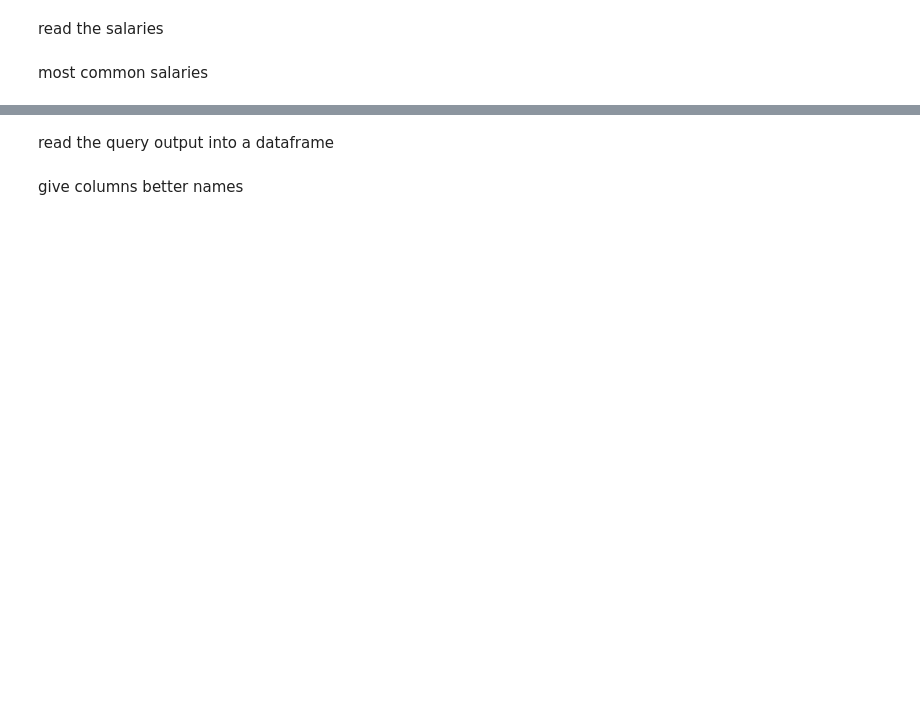
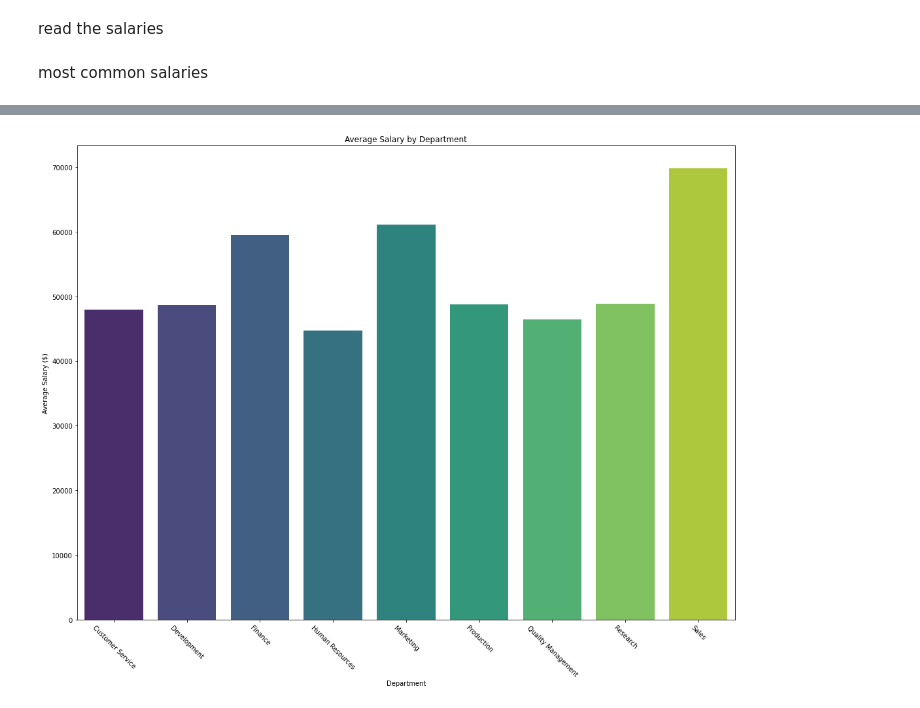
Before and after one commit to danielherfurth/sql-challenge, a Jupyter notebook: Python/bonus.ipynb, the cells around one changed output, grey strips where cells are left out. Saved outputs shown, nothing was run; the diff lists cells and outputs as text; code cells hidden in the pictures; blank space fills up the shorter version.

```diff
--- a/Python/bonus.ipynb
+++ b/Python/bonus.ipynb
@@ -52,9 +51,40 @@ sql query string
 # %%
 query = 'SELECT ROUND(AVG(salary), 2), d.dept_name \
          FROM salaries s \
                 JOIN employees e ON s.emp_no = e.emp_no \
                 JOIN dept_emp de ON e.emp_no = de.emp_no \
                 JOIN departments d ON de.dept_no = d.dept_no \
-    GROUP BY d.dept_name'
+         GROUP BY d.dept_name'
+
+# read the query output into a dataframe
+salary_dept = pd.read_sql(
+    query,
+    conn
+)
+
+# give columns better names
+salary_dept.columns = ['avg_salary', 'department']
+
+fig = plt.figure(figsize=(15, 12))
+
+ax = sns.barplot(
+    x='department',
+    y='avg_salary',
+    data=salary_dept,
+    palette='viridis'
+)
+
+ax.set(
+    xlabel='Department',
+    ylabel='Average Salary ($)',
+    title='Average Salary by Department'
+)
+
+# rotate ticks and clean up layout
+ax.set_xticklabels(ax.get_xticklabels(), rotation=-45)
+plt.tight_layout()
+
+# save fig
+plt.savefig('avg_salary', dpi=200)
+# %% [output]
+[figure, added]
-# %% [markdown]
-read the query output into a dataframe
@@ -66,2 +90,0 @@ salary_dept = pd.read_sql(
-# %% [markdown]
-give columns better names
```
Also changed, not shown: parts of 21 cells of this notebook, 2 other files.
